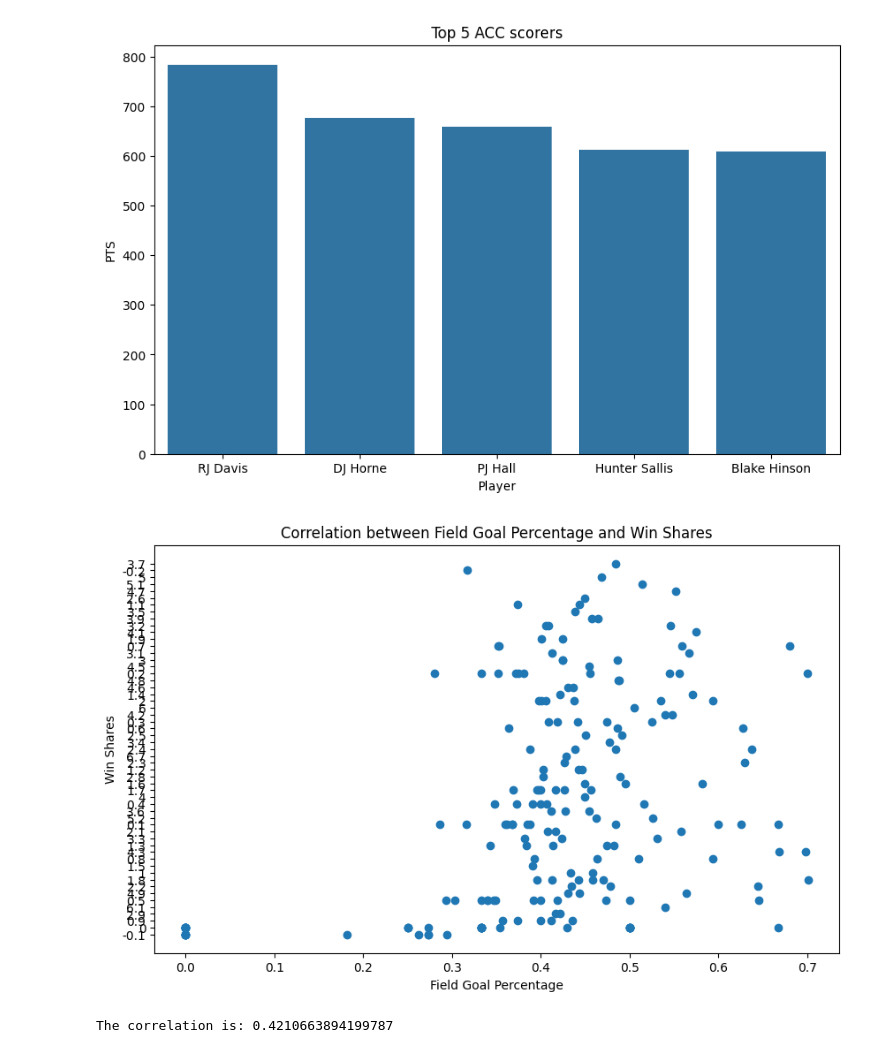
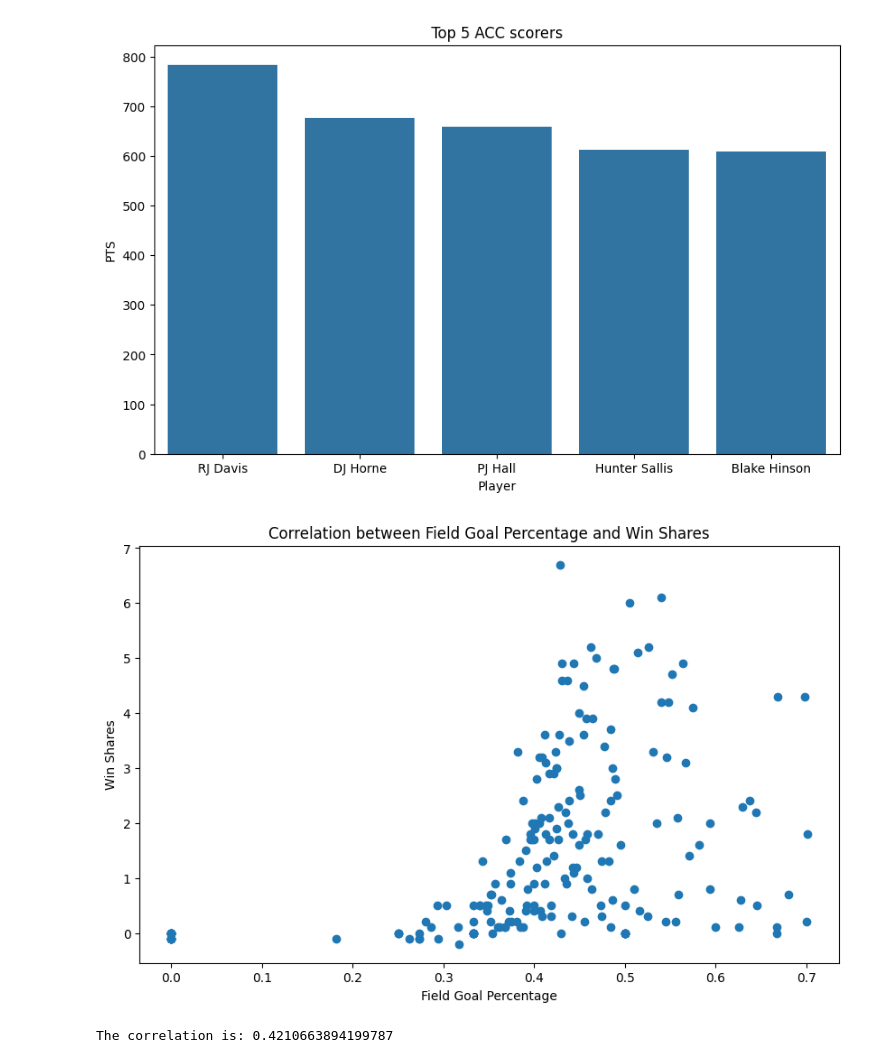
Before and after one commit to ToriStoner/ToriStoner, a Jupyter notebook: qyv7gb_CSV_and_Pandas_Homework.ipynb, the cells around one changed output. Cells and saved outputs as stored; diff of their text form; code cells hidden in the pictures.

```diff
--- a/qyv7gb_CSV_and_Pandas_Homework.ipynb
+++ b/qyv7gb_CSV_and_Pandas_Homework.ipynb
@@ -216,16 +216,17 @@ plt.show()
 # %%
 #correlation between FG% and WS
 
 acc_df["FG%"] = pd.to_numeric(acc_df["FG%"])
+acc_df["WS"] = pd.to_numeric(acc_df["WS"])
 
 plt.figure(figsize=(10,6))
 plt.scatter(acc_df["FG%"], acc_df["WS"])
 plt.title('Correlation between Field Goal Percentage and Win Shares')
 plt.xlabel("Field Goal Percentage")
 plt.ylabel("Win Shares")
 plt.show()
 # %% [output]
-[figure, old version]
+[figure, new version]
 # %%
 #find the correlation
 
```
Also changed, not shown: parts of 1 cell of this notebook.
